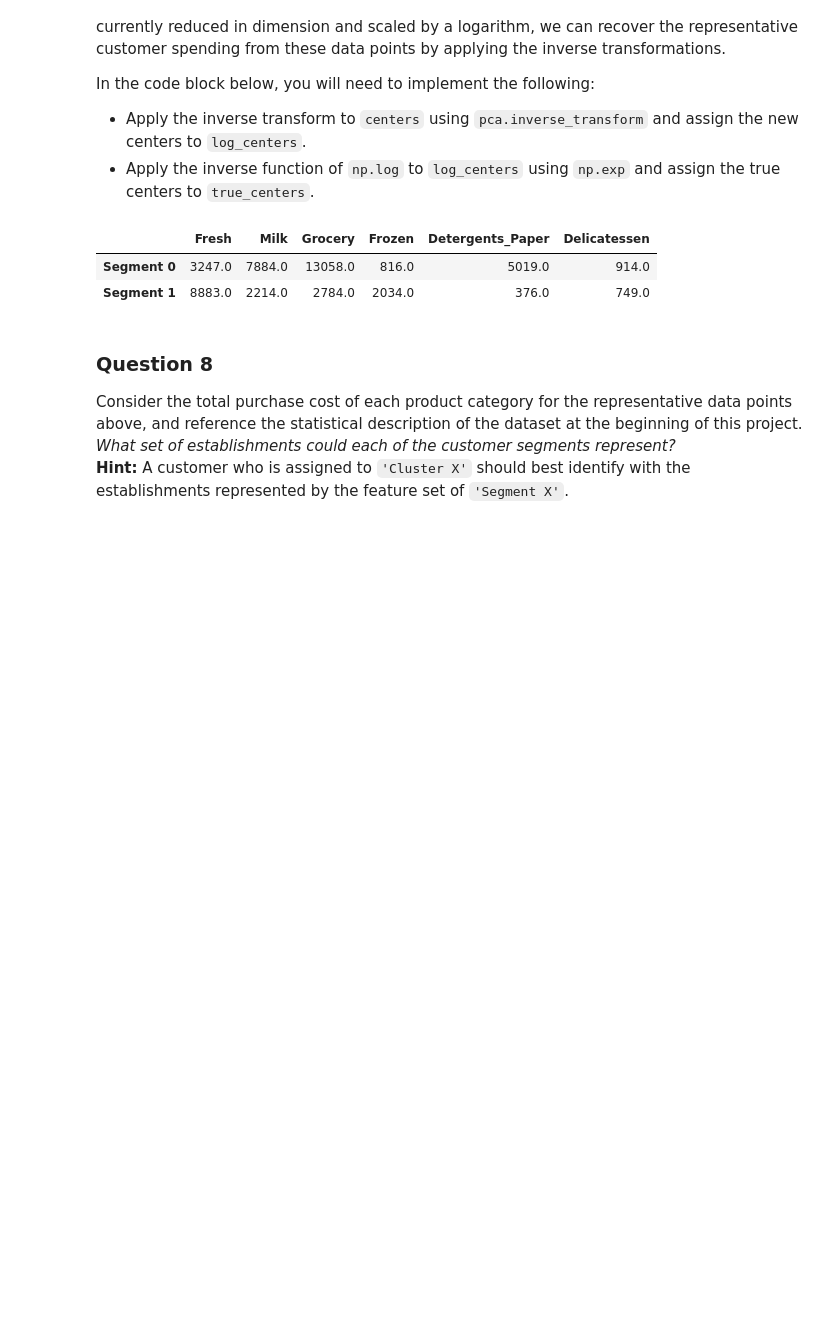
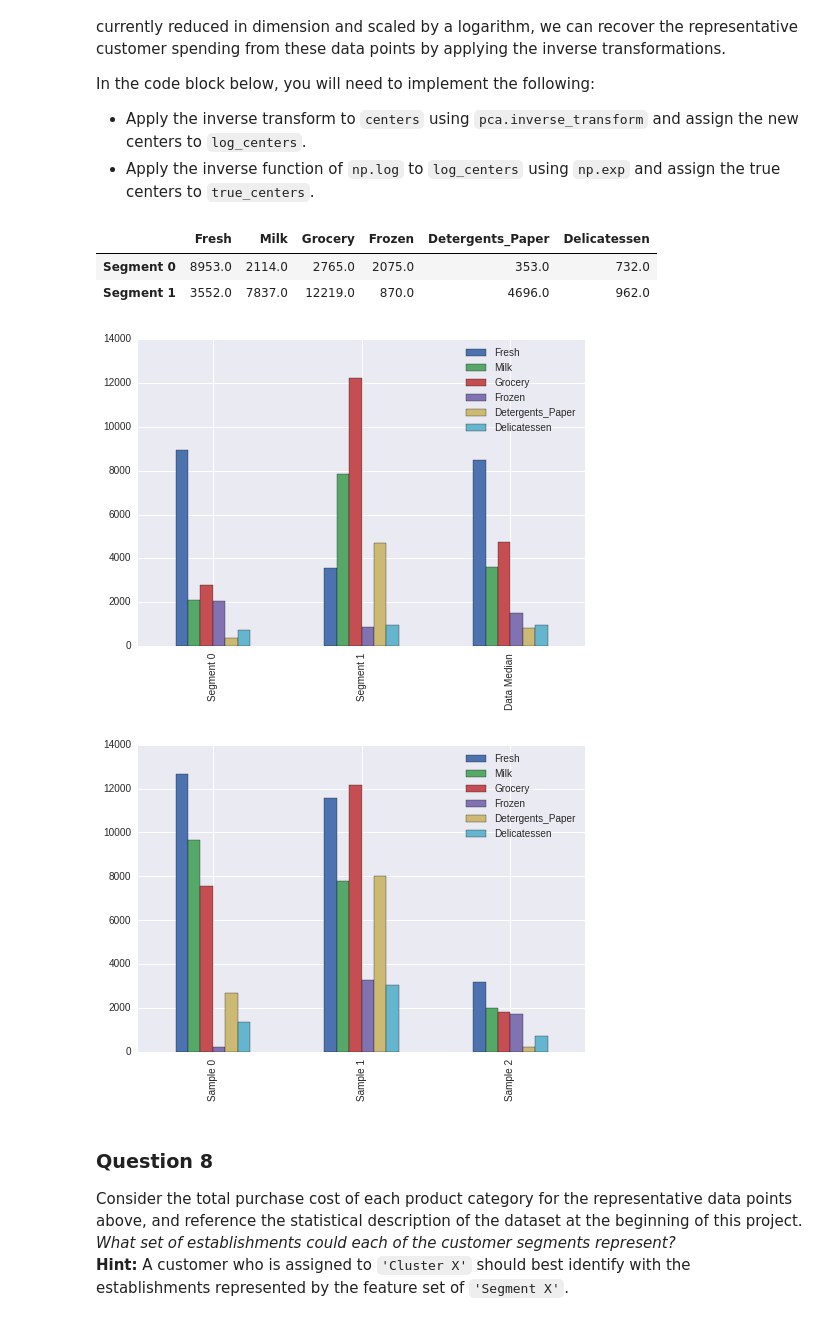
Before and after one commit to ab93/customer_segments, a Jupyter notebook: customer_segments.ipynb, the cells around one changed output. Cells and saved outputs as stored; diff of their text form; code cells hidden in the pictures; blank space fills up the shorter version.

```diff
--- a/customer_segments.ipynb
+++ b/customer_segments.ipynb
@@ -178,7 +200,10 @@ In the code block below, you will need to implement the following:
 **NOTE:** If you choose to remove any outliers, ensure that the sample data does not contain any of these points!
 Once you have performed this implementation, the dataset will be stored in the variable `good_data`.
 # %%
+from collections import Counter
+
 # For each feature find the data points with extreme high or low values
+outliers = []
 for feature in log_data.keys():
 
     # TODO: Calculate Q1 (25th percentile of the data) for the given feature
@@ -193,10 +218,16 @@ for feature in log_data.keys():
     # Display the outliers
     print "Data points considered outliers for the feature '{}':".format(feature)
     display(log_data[~((log_data[feature] >= Q1 - step) & (log_data[feature] <= Q3 + step))])
+    outliers.append(log_data[~((log_data[feature] >= Q1 - step) & (log_data[feature] <= Q3 + step))].index)
 
 # OPTIONAL: Select the indices for data points you wish to remove
-outliers  = [65, 66, 128]
+outliers = np.hstack(outliers)
+count = Counter(outliers)
+outliers = map(int, [v for v in count.keys() if count[v] > 1])
+print "Common outlier indices are {}".format(outliers)
 
+
+# outliers  = [128, 154, 65, 66, 75]
 # Remove the outliers, if any were specified
 good_data = log_data.drop(log_data.index[outliers]).reset_index(drop = True)
 # %% [output]
@@ -452,19 +484,38 @@ In the code block below, you will need to implement the following:
 # %%
 # TODO: Inverse transform the centers
 log_centers = pca.inverse_transform(centers)
 
 # TODO: Exponentiate the centers
 true_centers = np.exp(log_centers)
 
 # Display the true centers
 segments = ['Segment {}'.format(i) for i in range(0,len(centers))]
 true_centers = pd.DataFrame(np.round(true_centers), columns = data.keys())
 true_centers.index = segments
 display(true_centers)
+
+# Create a plot for comparison with median
+compare = true_centers.copy()
+compare.loc[true_centers.shape[0]] = data.median()
+
+compare.plot(kind='bar')
+labels = true_centers.index.values.tolist()
+labels.append("Data Median")
+plt.xticks(range(compare.shape[0]),labels)
+plt.show()
+
+# Plot the sample data
+data_compare = samples.copy()
+labels = ['Sample 0','Sample 1','Sample 2']
+data_compare.plot(kind='bar')
+plt.xticks(range(3),labels)
+plt.show()
 # %% [output]
 |  | Fresh | Milk | Grocery | Frozen | Detergents_Paper | Delicatessen |
-| Segment 0 | 3247.0 | 7884.0 | 13058.0 | 816.0 | 5019.0 | 914.0 |
-| Segment 1 | 8883.0 | 2214.0 | 2784.0 | 2034.0 | 376.0 | 749.0 |
+| Segment 0 | 8953.0 | 2114.0 | 2765.0 | 2075.0 | 353.0 | 732.0 |
+| Segment 1 | 3552.0 | 7837.0 | 12219.0 | 870.0 | 4696.0 | 962.0 |
+[figure, added]
+[figure, added]
 # %% [markdown]
 ### Question 8
 Consider the total purchase cost of each product category for the representative data points above, and reference the statistical description of the dataset at the beginning of this project. *What set of establishments could each of the customer segments represent?*
```
Also changed, not shown: parts of 22 cells of this notebook.
